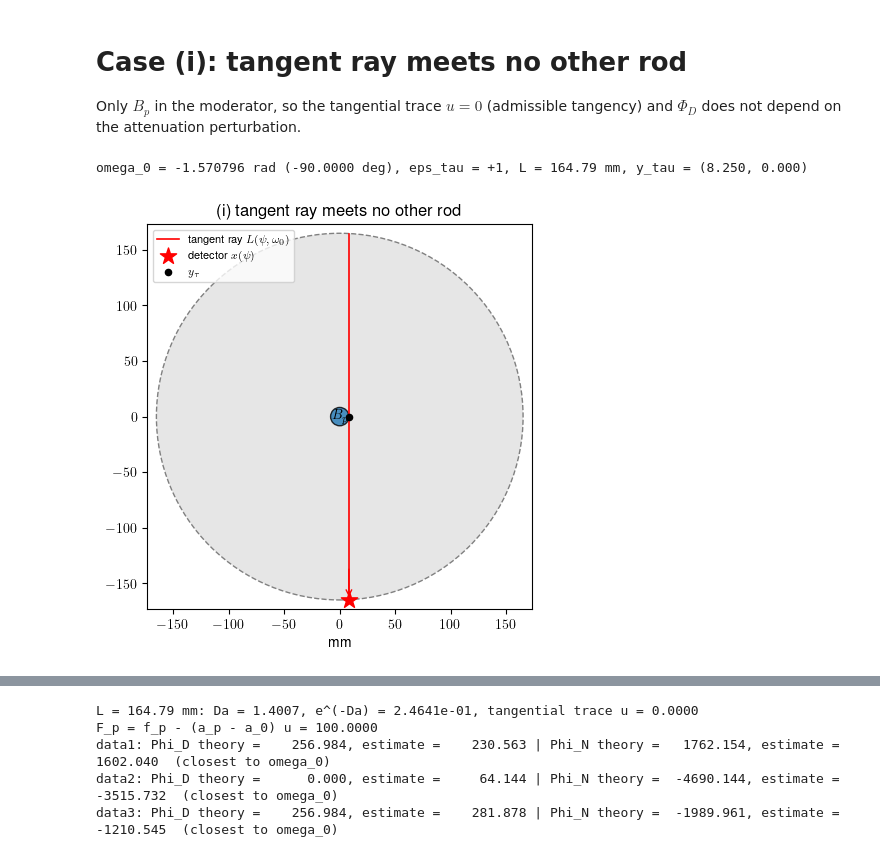
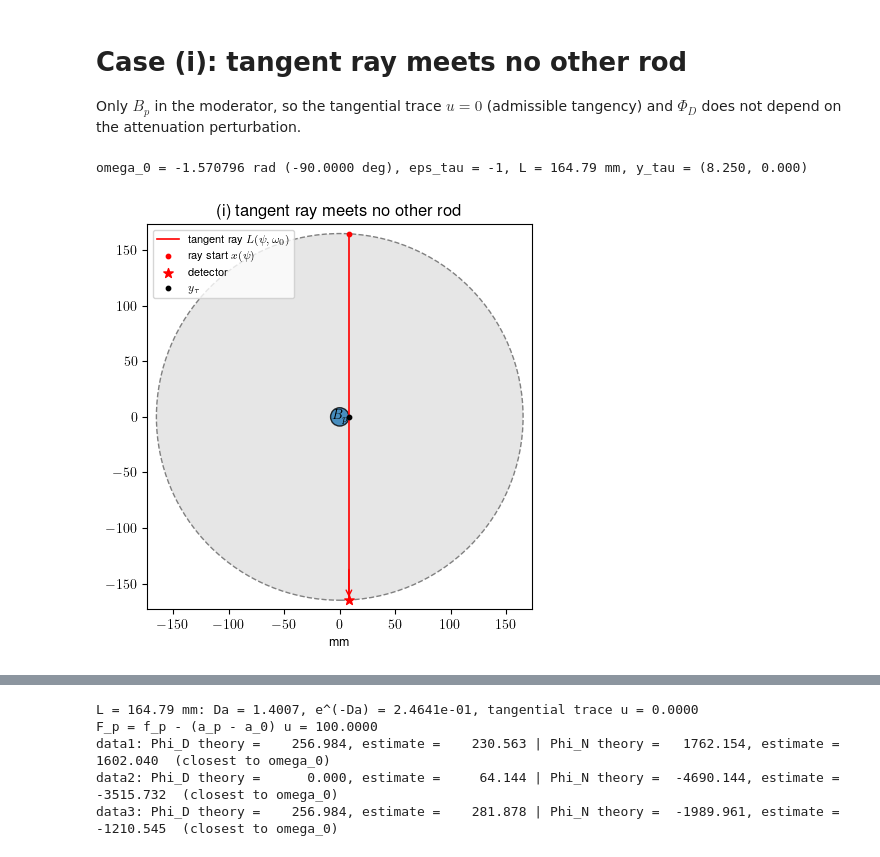
Before and after one commit to tommheik/PGET_stability, a Jupyter notebook: analytic_stability.ipynb, the cells around one changed output, grey strips where cells are left out. Saved outputs shown, nothing was run; the diff lists cells and outputs as text; code cells hidden in the pictures.

```diff
--- a/analytic_stability.ipynb
+++ b/analytic_stability.ipynb
@@ -8,6 +8,7 @@ plt.rcParams.update({
     "text.usetex": True,
     "font.family": "sans-serif",
     "font.sans-serif": "Helvetica",
+    "axes.labelsize" : 9
 })
 # %% [markdown]
 ## Phantom parameters
@@ -21,11 +22,12 @@ att_0, att_p, em_p = 0.0085, 0.14, 100. # Moderator attenuation, rod attenuation
 
 # Rod B_p (the perturbed one) at the origin. The vertical line x = r is tangent to it.
 c_p = (0., 0.)
-# Second rod B_q further along on the tangent ray
+# Second rod B_q on the tangent ray, between the ray start x(psi) and the tangent point
 c_q = (r, 3*r)
 
-# Detector x(psi) on the boundary, on the tangent ray, below the rods
-psi = np.arctan2(-np.sqrt(r_out**2 - r**2), r)
-x_det = r_out * np.array([np.cos(psi), np.sin(psi)])
-print(f"Rod radius r = {r:.2f} mm, detector x(psi) = ({x_det[0]:.2f}, {x_det[1]:.2f}) mm, psi = {np.rad2deg(psi):.3f} deg")
+# Ray start x(psi) on the boundary, on the tangent ray, above the rods. The ray x(psi) + t theta(omega) ends at the
+# detector on the opposite side, and derivatives wrt. omega rotate the ray about x(psi).
+psi = np.arctan2(np.sqrt(r_out**2 - r**2), r)
+x_psi = r_out * np.array([np.cos(psi), np.sin(psi)])
+print(f"Rod radius r = {r:.2f} mm, ray start x(psi) = ({x_psi[0]:.2f}, {x_psi[1]:.2f}) mm, psi = {np.rad2deg(psi):.3f} deg")
 # %% [output]
@@ -81,7 +102,8 @@ def transport(x, omega, rods, a0, skip=()):
 def tangencies(x, center, radius):
     r'''Compute ray directions omega_0 for which the line through x is tangent to rod B(center, radius).
     Returns  list of parameters [(omega_0, eps_tau, L_tau, y_tau), ...].
-    Angle beta is the backward direction and alpha is the direction of center - x, ray is
+    x is the ray start, so the tangent point is y = x + L theta(omega_0).
+    Angle beta is the ray direction and alpha is the direction of center - x, ray is
     tangent when beta = alpha -+ arcsin(r/b), and the ray enters the rod when beta moves towards alpha.'''
     v = np.asarray(center, float) - np.asarray(x, float)
     b = np.hypot(*v)
@@ -90,7 +112,7 @@ def tangencies(x, center, radius):
     out = []
     for sgn in (-1., +1.):
         beta = alpha + sgn*np.arcsin(radius / b)
-        omega0 = (beta - np.pi + np.pi) % (2*np.pi) - np.pi # Values between -pi, pi
+        omega0 = (beta + np.pi) % (2*np.pi) - np.pi # Values between -pi, pi
         eps = -sgn # beta towards alpha
         y = np.asarray(x) + L*np.array([np.cos(beta), np.sin(beta)])
         out.append((omega0, eps, L, y))
@@ -109,12 +131,13 @@ def check_simple(x, omega0, rods, p):
             dist = abs(perp @ (np.asarray(c) - x)) - rq
             print(f"Rod {q} at {c}: |rho_q| - r = {dist:+.3f} mm")
 
-def theory_phis(x, omega0, L, y, rods, a0, pairs, p=0):
+def theory_phis(omega0, L, y, rods, a0, pairs, p=0):
     r'''Theoretical values for H = R_{a_1} f_1 - R_{a_2} f_2, where the phantoms differ only in rod p.
     `rods` is dataset 1, pairs = {name: (f2, a2)} have the values at rod p for dataset 2.
-    Ray is tangent to rod p so all datasets are identical there.'''
+    Ray is tangent to rod p so all datasets are identical there.
+    u(y, theta) collects emission between x(psi) and y, Da(y, theta) is the attenuation from y to the detector.'''
     u = transport(y, omega0, rods, a0, skip=(p,))[0]
-    Da = attenuation_to(x, np.atleast_1d(omega0), L, rods, a0, skip=(p,))[0]
+    Da = attenuation_to(y, np.atleast_1d(omega0 + np.pi), np.inf, rods, a0, skip=(p,))[0]
     expDa = np.exp(-Da)
     k = np.sqrt(2 * rods[p][1] * L)
     (_, _, f1, a1) = rods[p]
@@ -189,12 +212,13 @@ def plot_setup(rods, omega0, y, title=""):
         ax.add_patch(Circle(c, rq, fc="C0" if q == 0 else "C8", ec="k", alpha=0.8))
         ax.text(*c, r"$B_p$" if q == 0 else rf"$B_{q}$", ha="center", va="center")
     th = np.array([np.cos(omega0), np.sin(omega0)])
-    far = chord(x_det, np.atleast_1d(omega0), (0, 0), r_out)[1][0]
-    seg = np.stack([x_det, x_det - far*th])
+    x_det = x_psi + exit_param(x_psi, np.atleast_1d(omega0))[0]*th
+    seg = np.stack([x_psi, x_det])
     ax.plot(seg[:, 0], seg[:, 1], "r-", lw=1.2, label=r"tangent ray $L(\psi, \omega_0)$")
     ax.annotate("", xy=x_det, xytext=x_det - 30*th, arrowprops=dict(arrowstyle="->", color="r"))
-    ax.scatter(*x_det, marker="*", s=150, c="r", zorder=5, label=r"detector $x(\psi)$")
-    ax.scatter(*y, s=20, c="k", zorder=5, label=r"$y_\tau$")
+    ax.scatter(*x_psi, marker="o", s=10, c="r", zorder=5, label=r"ray start $x(\psi)$")
+    ax.scatter(*x_det, marker="*", s=50, c="r", zorder=5, label=r"detector")
+    ax.scatter(*y, s=10, c="k", zorder=5, label=r"$y_\tau$")
     ax.set_xlim(-1.05*r_out, 1.05*r_out); ax.set_ylim(-1.05*r_out, 1.05*r_out)
     ax.set_aspect("equal"); ax.set_xlabel("mm"); ax.legend(loc="upper left", fontsize=8)
     ax.set_title(title)
@@ -211,7 +235,7 @@ def plot_scan(rods, omega0, eps, L, max_depth=2., n=801, title=""):
         ax[0].plot(pen, H, color=comp["color"], label=comp["label"])
         ax[1].semilogy(pen, np.abs(H) + 1e-16, color=comp["color"])
     for a in ax:
-        a.axvline(0, color="k", ls="--", label=r"exact tangency $\omega_0$")
+        a.axvline(0, color="k", ls="--", label=r"tangency $\omega_0$")
         a.set_xlabel(r"Distance from rod boundary: $L\, \epsilon_\tau (\omega - \omega_0)$ (mm)")
     ax[0].set_ylabel(r"$H = R_{a_1} f_1 - R_{a_2} f_2$")
     ax[1].set_ylabel(r"$|H|$")
@@ -265,8 +289,8 @@ def plot_convergence(rods, omega0, eps, true, h=1e-4, title=""):
     ax[0].set_ylabel("relative error")
     ax[0].set_title(r"$\Phi_D$")
     ax[1].set_title(r"$\Phi_N$")
-    ax[0].legend(fontsize=7)
-    ax[1].legend(fontsize=7)
+    ax[0].legend(fontsize=9)
+    ax[1].legend(fontsize=9)
     fig.suptitle(title)
     plt.show()
 # %% [markdown]
@@ -274,13 +298,13 @@ def plot_convergence(rods, omega0, eps, true, h=1e-4, title=""):
 Only $B_p$ in the moderator, so the tangential trace $u = 0$ (admissible tangency) and $\Phi_D$ does not depend on the attenuation perturbation.
 # %%
 rods_c1 = [(c_p, r, em_p, att_p)]
-omega0_c1, eps_c1, L_c1, y_c1 = closest_tangency(x_det, c_p, r, omega=-np.pi/2)
+omega0_c1, eps_c1, L_c1, y_c1 = closest_tangency(x_psi, c_p, r, omega=-np.pi/2)
 print(f"omega_0 = {omega0_c1:.6f} rad ({np.rad2deg(omega0_c1):.4f} deg), eps_tau = {eps_c1:+.0f}, L = {L_c1:.2f} mm, y_tau = ({y_c1[0]:.3f}, {y_c1[1]:.3f})")
-check_simple(x_det, omega0_c1, rods_c1, p=0)
+check_simple(x_psi, omega0_c1, rods_c1, p=0)
 plot_setup(rods_c1, omega0_c1, y_c1, title="(i) tangent ray meets no other rod")
 # %% [output]
-omega_0 = -1.570796 rad (-90.0000 deg), eps_tau = +1, L = 164.79 mm, y_tau = (8.250, 0.000)
+omega_0 = -1.570796 rad (-90.0000 deg), eps_tau = -1, L = 164.79 mm, y_tau = (8.250, 0.000)
-[figure, old version]
+[figure, new version]
 # %%
 plot_scan(rods_c1, omega0_c1, eps_c1, L_c1, max_depth=2., title="(i) tangent ray meets no other rod")
 # %% [output]
```
Also changed, not shown: parts of 17 cells of this notebook, 6 other files.
